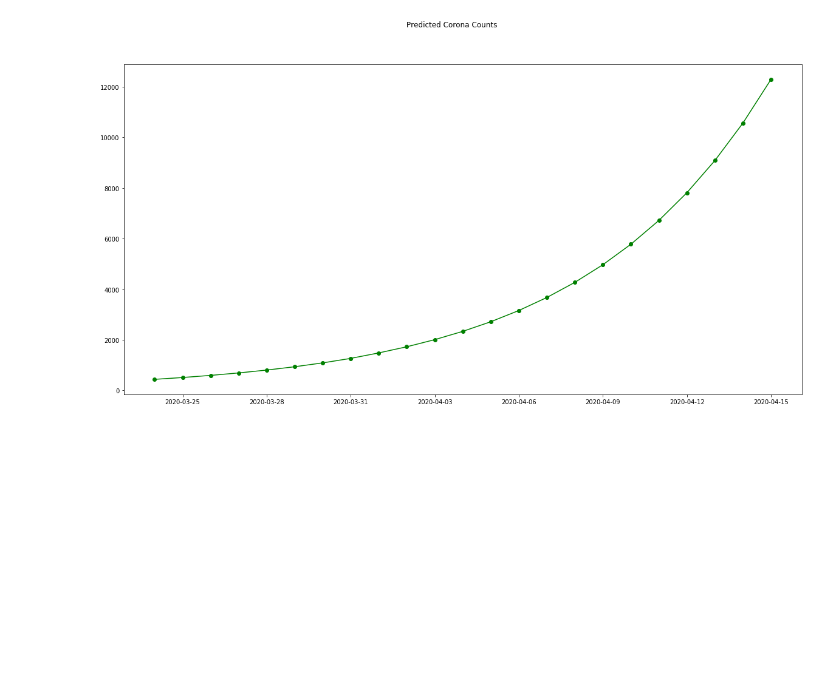
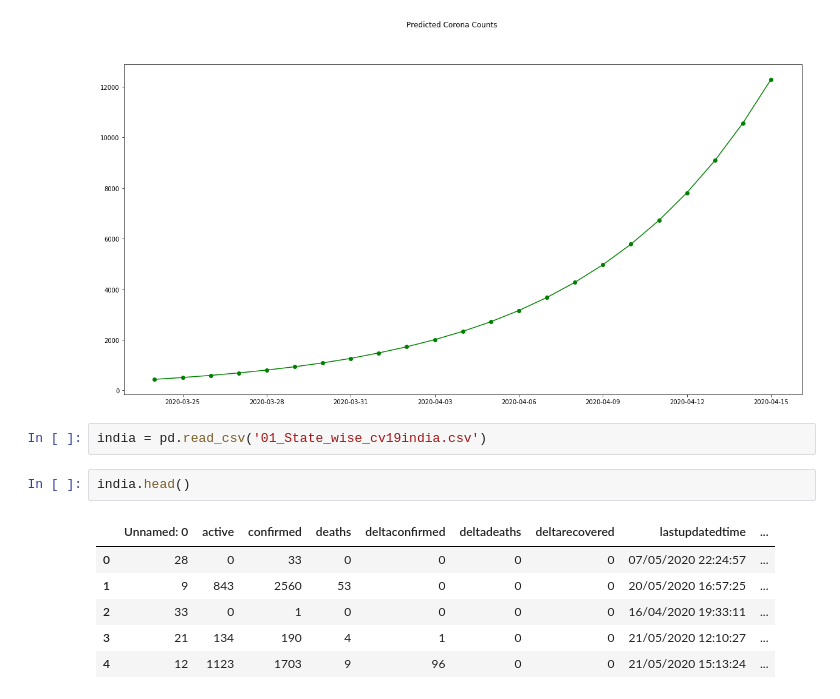
Before and after one commit to TH3C0D3F4TH3R/corona_analysis, a Jupyter notebook: Covid-19_Spread_Prediction_India.ipynb, the cells around one changed output. Cells and saved outputs as stored; diff of their text form; blank space fills up the shorter version.

```diff
--- a/Covid-19_Spread_Prediction_India.ipynb
+++ b/Covid-19_Spread_Prediction_India.ipynb
@@ -337,3 +337,14 @@ predicted, = plt.plot(india_prediction.Date, predicted_counts, 'go-', label='Pre
 plt.show()
 # %% [output]
 [figure]
+# %%
+india = pd.read_csv('01_State_wise_cv19india.csv')
+# %%
+india.head()
+# %% [output]
+|  | Unnamed: 0 | active | confirmed | deaths | deltaconfirmed | deltadeaths | deltarecovered | lastupdatedtime | ... |
+| 0 | 28 | 0 | 33 | 0 | 0 | 0 | 0 | 07/05/2020 22:24:57 | ... |
+| 1 | 9 | 843 | 2560 | 53 | 0 | 0 | 0 | 20/05/2020 16:57:25 | ... |
+| 2 | 33 | 0 | 1 | 0 | 0 | 0 | 0 | 16/04/2020 19:33:11 | ... |
+| 3 | 21 | 134 | 190 | 4 | 1 | 0 | 0 | 21/05/2020 12:10:27 | ... |
+| 4 | 12 | 1123 | 1703 | 9 | 96 | 0 | 0 | 21/05/2020 15:13:24 | ... |
```
